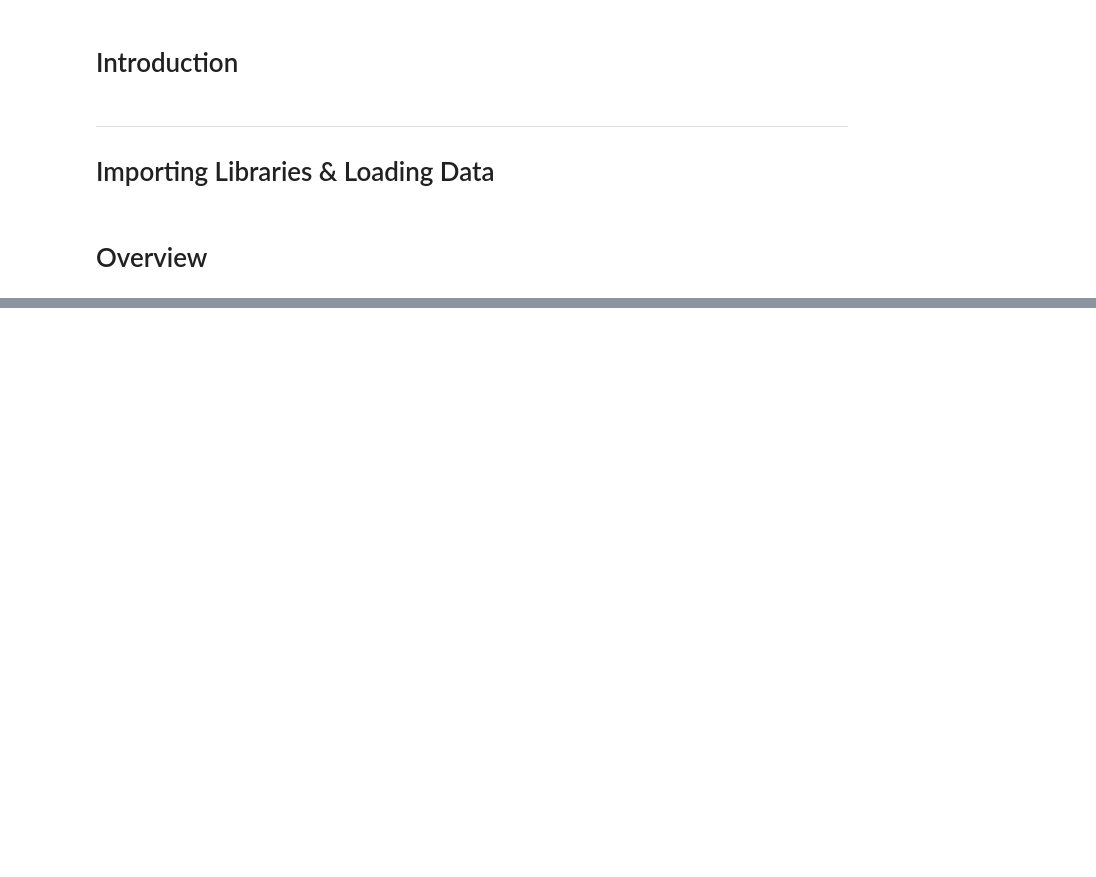
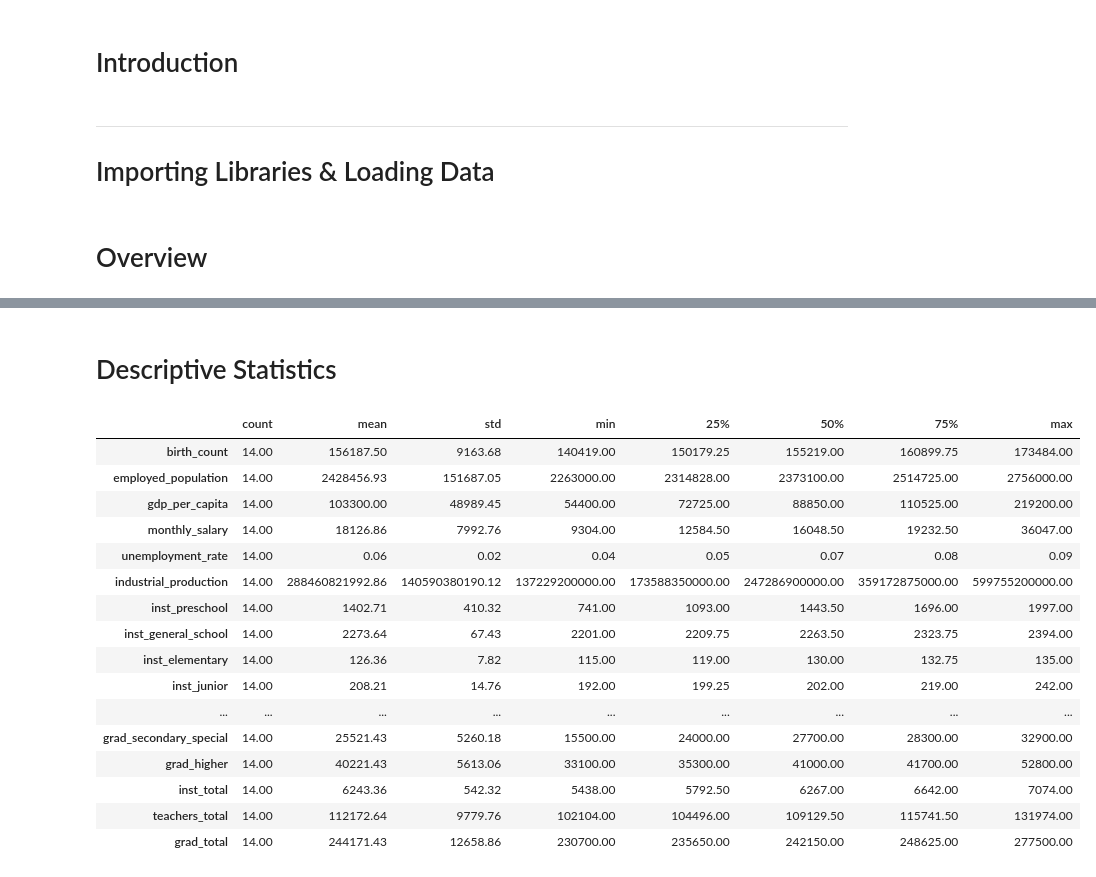
Before and after one commit to rus5sp/DAV-Project, a Jupyter notebook: eda.ipynb, the cells around one changed output, grey strips where cells are left out. Cells and saved outputs as stored; diff of their text form; code cells hidden in the pictures; blank space fills up the shorter version.

```diff
--- a/eda.ipynb
+++ b/eda.ipynb
@@ -42,0 +93,22 @@ Index(['birth_count', 'employed_population', 'gdp_per_capita',
+# %% [markdown]
+# Descriptive Statistics
+# %%
+df.describe().T
+# %% [output]
+|  | count | mean | std | min | 25% | 50% | 75% | max |
+| birth_count | 14.00 | 156187.50 | 9163.68 | 140419.00 | 150179.25 | 155219.00 | 160899.75 | 173484.00 |
+| employed_population | 14.00 | 2428456.93 | 151687.05 | 2263000.00 | 2314828.00 | 2373100.00 | 2514725.00 | 2756000.00 |
+| gdp_per_capita | 14.00 | 103300.00 | 48989.45 | 54400.00 | 72725.00 | 88850.00 | 110525.00 | 219200.00 |
+| monthly_salary | 14.00 | 18126.86 | 7992.76 | 9304.00 | 12584.50 | 16048.50 | 19232.50 | 36047.00 |
+| unemployment_rate | 14.00 | 0.06 | 0.02 | 0.04 | 0.05 | 0.07 | 0.08 | 0.09 |
+| industrial_production | 14.00 | 288460821992.86 | 140590380190.12 | 137229200000.00 | 173588350000.00 | 247286900000.00 | 359172875000.00 | 599755200000.00 |
+| inst_preschool | 14.00 | 1402.71 | 410.32 | 741.00 | 1093.00 | 1443.50 | 1696.00 | 1997.00 |
+| inst_general_school | 14.00 | 2273.64 | 67.43 | 2201.00 | 2209.75 | 2263.50 | 2323.75 | 2394.00 |
+| inst_elementary | 14.00 | 126.36 | 7.82 | 115.00 | 119.00 | 130.00 | 132.75 | 135.00 |
+| inst_junior | 14.00 | 208.21 | 14.76 | 192.00 | 199.25 | 202.00 | 219.00 | 242.00 |
+| ... | ... | ... | ... | ... | ... | ... | ... | ... |
+| grad_secondary_special | 14.00 | 25521.43 | 5260.18 | 15500.00 | 24000.00 | 27700.00 | 28300.00 | 32900.00 |
+| grad_higher | 14.00 | 40221.43 | 5613.06 | 33100.00 | 35300.00 | 41000.00 | 41700.00 | 52800.00 |
+| inst_total | 14.00 | 6243.36 | 542.32 | 5438.00 | 5792.50 | 6267.00 | 6642.00 | 7074.00 |
+| teachers_total | 14.00 | 112172.64 | 9779.76 | 102104.00 | 104496.00 | 109129.50 | 115741.50 | 131974.00 |
+| grad_total | 14.00 | 244171.43 | 12658.86 | 230700.00 | 235650.00 | 242150.00 | 248625.00 | 277500.00 |
```
Also changed, not shown: parts of 6 cells of this notebook, 1 other file.
